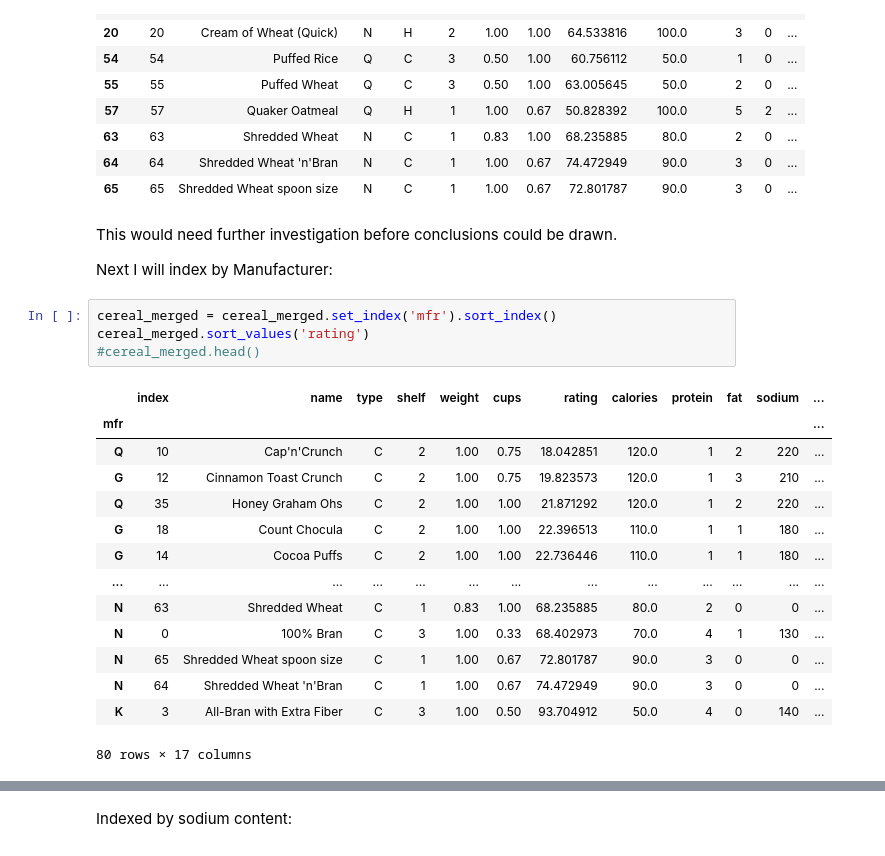
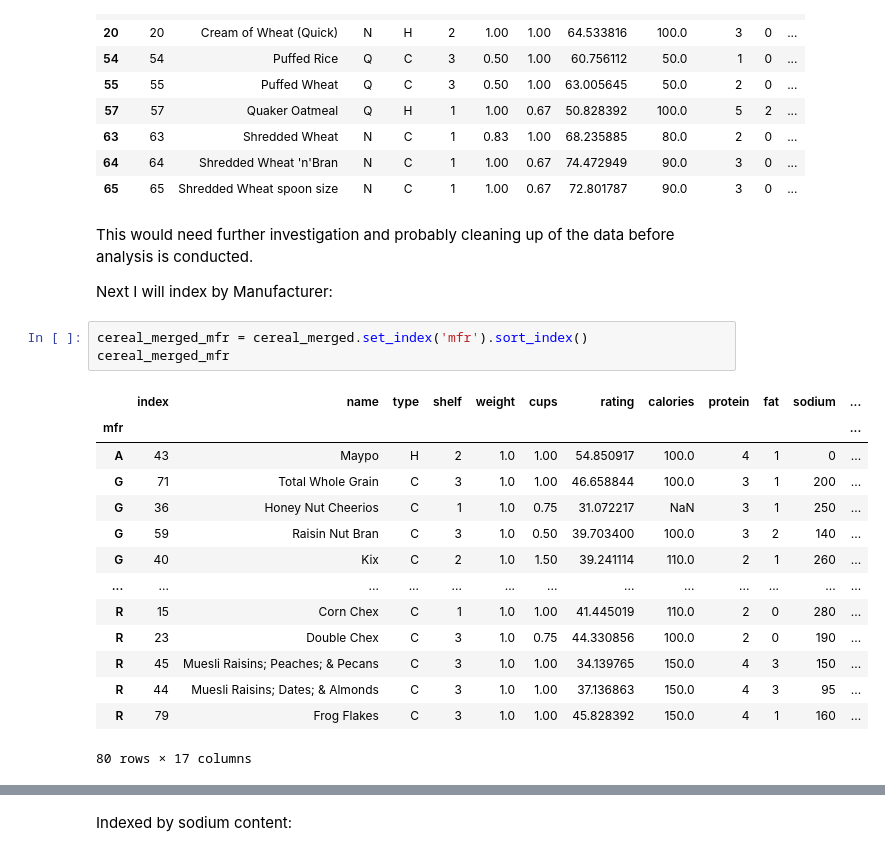
Before and after one commit to jenny4567/intro-to-data-analysis, a Jupyter notebook: notebooks/cereal_challenge.ipynb, the cells around one changed output, grey strips where cells are left out. Saved outputs shown, nothing was run; the diff lists cells and outputs as text.

Commit message:
06 visualise data challenge

```diff
--- a/notebooks/cereal_challenge.ipynb
+++ b/notebooks/cereal_challenge.ipynb
@@ -168,26 +174,25 @@ cereal_merged.loc[cereal_merged['sugars'] <= 0]
 | 64 | 64 | Shredded Wheat 'n'Bran | N | C | 1 | 1.00 | 0.67 | 74.472949 | 90.0 | 3 | 0 | ... |
 | 65 | 65 | Shredded Wheat spoon size | N | C | 1 | 1.00 | 0.67 | 72.801787 | 90.0 | 3 | 0 | ... |
 # %% [markdown]
-This would need further investigation before conclusions could be drawn.
+This would need further investigation and probably cleaning up of the data before analysis is conducted.
 
 Next I will index by Manufacturer:
 # %%
-cereal_merged = cereal_merged.set_index('mfr').sort_index()
-cereal_merged.sort_values('rating')
-#cereal_merged.head()
+cereal_merged_mfr = cereal_merged.set_index('mfr').sort_index()
+cereal_merged_mfr
 # %% [output]
 |  | index | name | type | shelf | weight | cups | rating | calories | protein | fat | sodium | ... |
 | mfr |  |  |  |  |  |  |  |  |  |  |  | ... |
-| Q | 10 | Cap'n'Crunch | C | 2 | 1.00 | 0.75 | 18.042851 | 120.0 | 1 | 2 | 220 | ... |
-| G | 12 | Cinnamon Toast Crunch | C | 2 | 1.00 | 0.75 | 19.823573 | 120.0 | 1 | 3 | 210 | ... |
-| Q | 35 | Honey Graham Ohs | C | 2 | 1.00 | 1.00 | 21.871292 | 120.0 | 1 | 2 | 220 | ... |
-| G | 18 | Count Chocula | C | 2 | 1.00 | 1.00 | 22.396513 | 110.0 | 1 | 1 | 180 | ... |
-| G | 14 | Cocoa Puffs | C | 2 | 1.00 | 1.00 | 22.736446 | 110.0 | 1 | 1 | 180 | ... |
+| A | 43 | Maypo | H | 2 | 1.0 | 1.00 | 54.850917 | 100.0 | 4 | 1 | 0 | ... |
+| G | 71 | Total Whole Grain | C | 3 | 1.0 | 1.00 | 46.658844 | 100.0 | 3 | 1 | 200 | ... |
+| G | 36 | Honey Nut Cheerios | C | 1 | 1.0 | 0.75 | 31.072217 | NaN | 3 | 1 | 250 | ... |
+| G | 59 | Raisin Nut Bran | C | 3 | 1.0 | 0.50 | 39.703400 | 100.0 | 3 | 2 | 140 | ... |
+| G | 40 | Kix | C | 2 | 1.0 | 1.50 | 39.241114 | 110.0 | 2 | 1 | 260 | ... |
 | ... | ... | ... | ... | ... | ... | ... | ... | ... | ... | ... | ... | ... |
-| N | 63 | Shredded Wheat | C | 1 | 0.83 | 1.00 | 68.235885 | 80.0 | 2 | 0 | 0 | ... |
-| N | 0 | 100% Bran | C | 3 | 1.00 | 0.33 | 68.402973 | 70.0 | 4 | 1 | 130 | ... |
-| N | 65 | Shredded Wheat spoon size | C | 1 | 1.00 | 0.67 | 72.801787 | 90.0 | 3 | 0 | 0 | ... |
-| N | 64 | Shredded Wheat 'n'Bran | C | 1 | 1.00 | 0.67 | 74.472949 | 90.0 | 3 | 0 | 0 | ... |
-| K | 3 | All-Bran with Extra Fiber | C | 3 | 1.00 | 0.50 | 93.704912 | 50.0 | 4 | 0 | 140 | ... |
+| R | 15 | Corn Chex | C | 1 | 1.0 | 1.00 | 41.445019 | 110.0 | 2 | 0 | 280 | ... |
+| R | 23 | Double Chex | C | 3 | 1.0 | 0.75 | 44.330856 | 100.0 | 2 | 0 | 190 | ... |
+| R | 45 | Muesli Raisins; Peaches; & Pecans | C | 3 | 1.0 | 1.00 | 34.139765 | 150.0 | 4 | 3 | 150 | ... |
+| R | 44 | Muesli Raisins; Dates; & Almonds | C | 3 | 1.0 | 1.00 | 37.136863 | 150.0 | 4 | 3 | 95 | ... |
+| R | 79 | Frog Flakes | C | 3 | 1.0 | 1.00 | 45.828392 | 150.0 | 4 | 1 | 160 | ... |
 80 rows × 17 columns
 # %%
```
Also changed, not shown: parts of 19 cells of this notebook.
